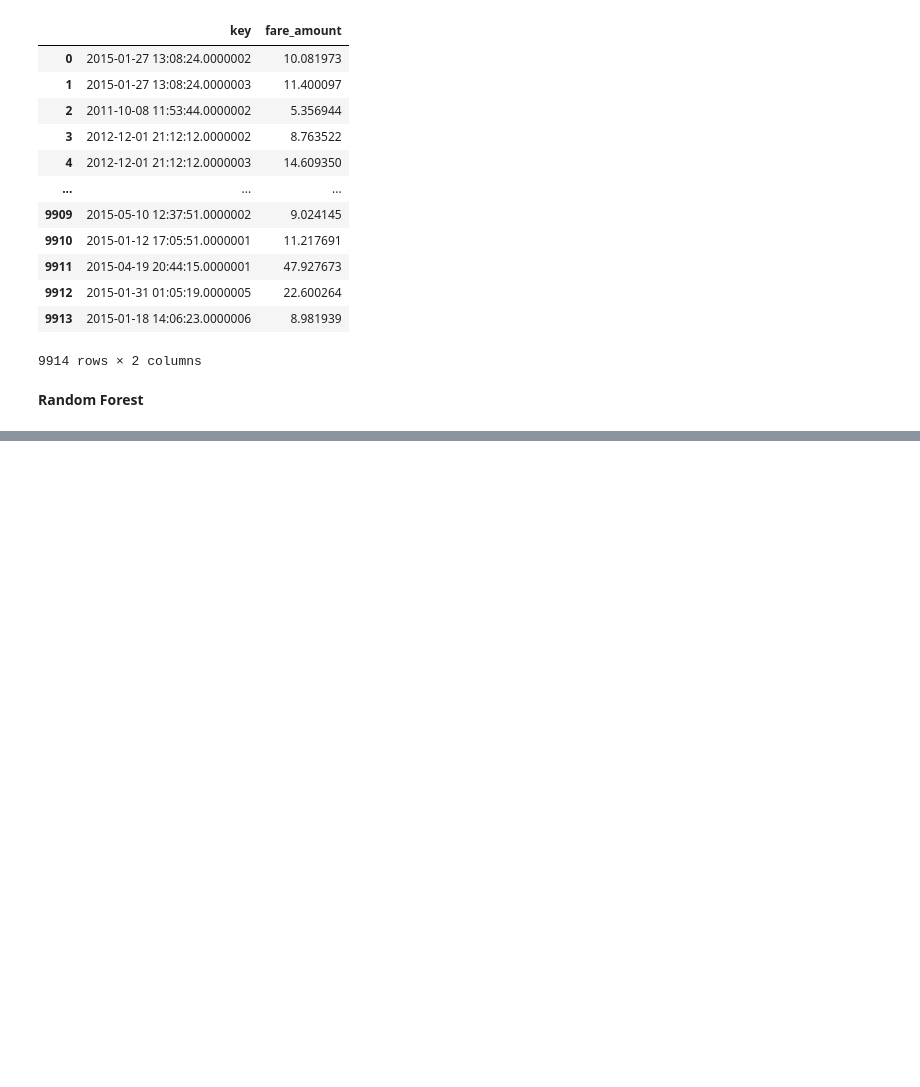
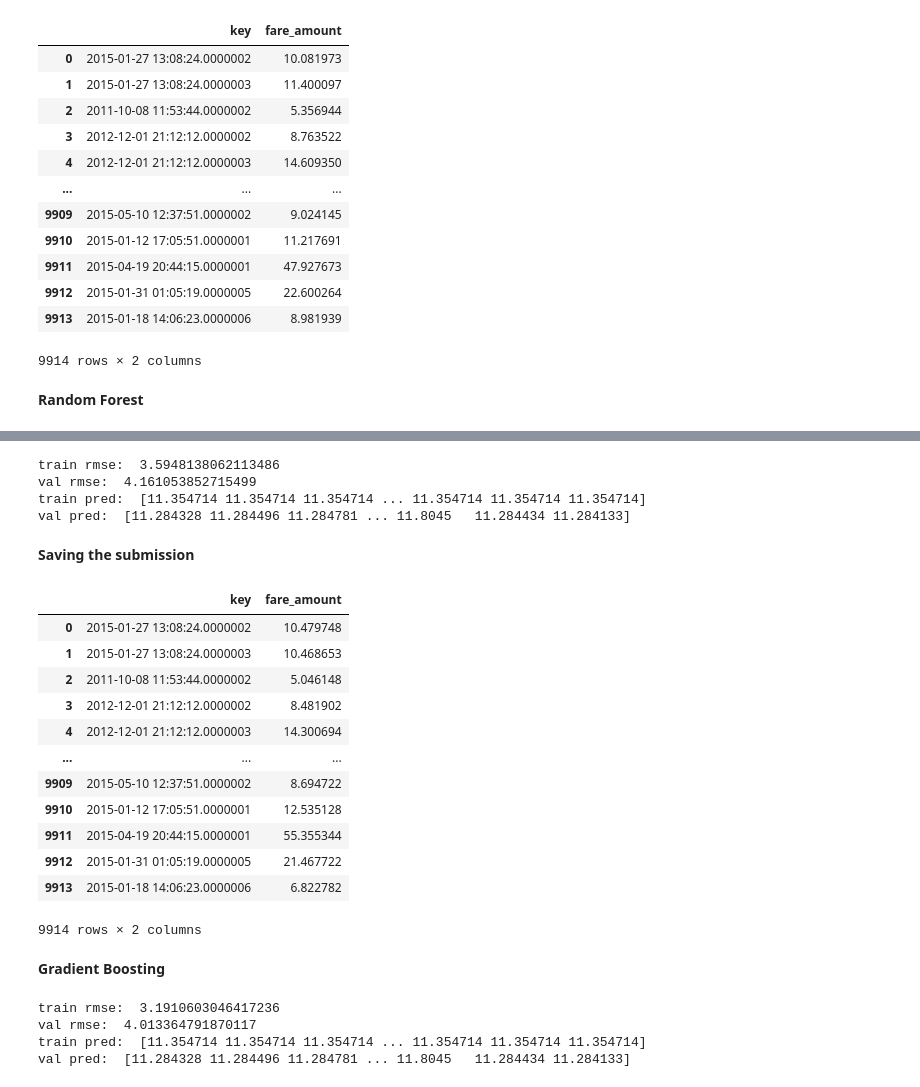
Before and after one commit to RohanVarmaP/machine-Learning, a Jupyter notebook: 6-NewYork-Taxifare/6-NewYork-Taxifare.ipynb, the cells around one changed output, grey strips where cells are left out. Saved outputs shown, nothing was run; the diff lists cells and outputs as text; code cells hidden in the pictures; blank space fills up the shorter version.

```diff
--- a/6-NewYork-Taxifare/6-NewYork-Taxifare.ipynb
+++ b/6-NewYork-Taxifare/6-NewYork-Taxifare.ipynb
@@ -732,0 +736,31 @@ model_rf=RandomForestRegressor(random_state=42,n_jobs=-1,max_depth=10,n_estimato
+# %%
+train_rmse,val_rmse,train_pred,val_pred=eval_model(model_rf)
+print('train rmse: ',train_rmse)
+print('val rmse: ',val_rmse)
+print('train pred: ',train_Pred)
+print('val pred: ',val_Pred)
+# %% [output]
+train rmse:  3.5948138062113486
+val rmse:  4.161053852715499
+train pred:  [11.354714 11.354714 11.354714 ... 11.354714 11.354714 11.354714]
+val pred:  [11.284328 11.284496 11.284781 ... 11.8045   11.284434 11.284133]
+# %% [markdown]
+**Saving the submission**
+# %%
+predict_and_submit(model=model_rf,test_inputs=test_inputs,fname='rf_submissions')
+# %% [output]
+|  | key | fare_amount |
+| 0 | 2015-01-27 13:08:24.0000002 | 10.479748 |
+| 1 | 2015-01-27 13:08:24.0000003 | 10.468653 |
+| 2 | 2011-10-08 11:53:44.0000002 | 5.046148 |
+| 3 | 2012-12-01 21:12:12.0000002 | 8.481902 |
+| 4 | 2012-12-01 21:12:12.0000003 | 14.300694 |
+| ... | ... | ... |
+| 9909 | 2015-05-10 12:37:51.0000002 | 8.694722 |
+| 9910 | 2015-01-12 17:05:51.0000001 | 12.535128 |
+| 9911 | 2015-04-19 20:44:15.0000001 | 55.355344 |
+| 9912 | 2015-01-31 01:05:19.0000005 | 21.467722 |
+| 9913 | 2015-01-18 14:06:23.0000006 | 6.822782 |
+9914 rows × 2 columns
+# %% [markdown]
+**Gradient Boosting**
@@ -732,0 +770,11 @@ model_rf=RandomForestRegressor(random_state=42,n_jobs=-1,max_depth=10,n_estimato
+# %%
+train_rmse,val_rmse,train_pred,val_pred=eval_model(model_xgb)
+print('train rmse: ',train_rmse)
+print('val rmse: ',val_rmse)
+print('train pred: ',train_Pred)
+print('val pred: ',val_Pred)
+# %% [output]
+train rmse:  3.1910603046417236
+val rmse:  4.013364791870117
+train pred:  [11.354714 11.354714 11.354714 ... 11.354714 11.354714 11.354714]
+val pred:  [11.284328 11.284496 11.284781 ... 11.8045   11.284434 11.284133]
```
Also changed, not shown: parts of 4 cells of this notebook.
